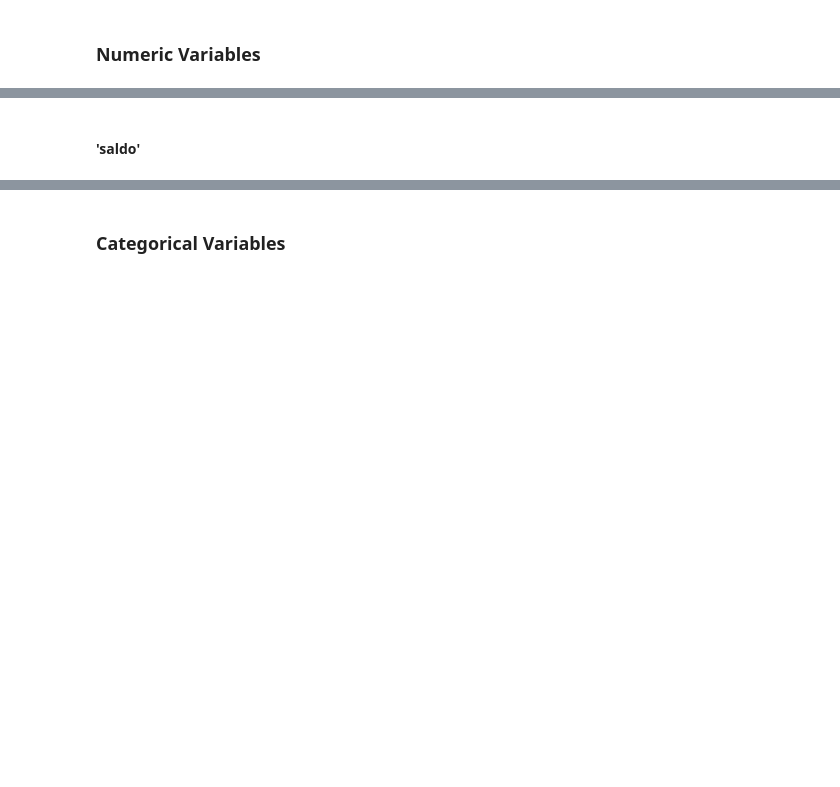
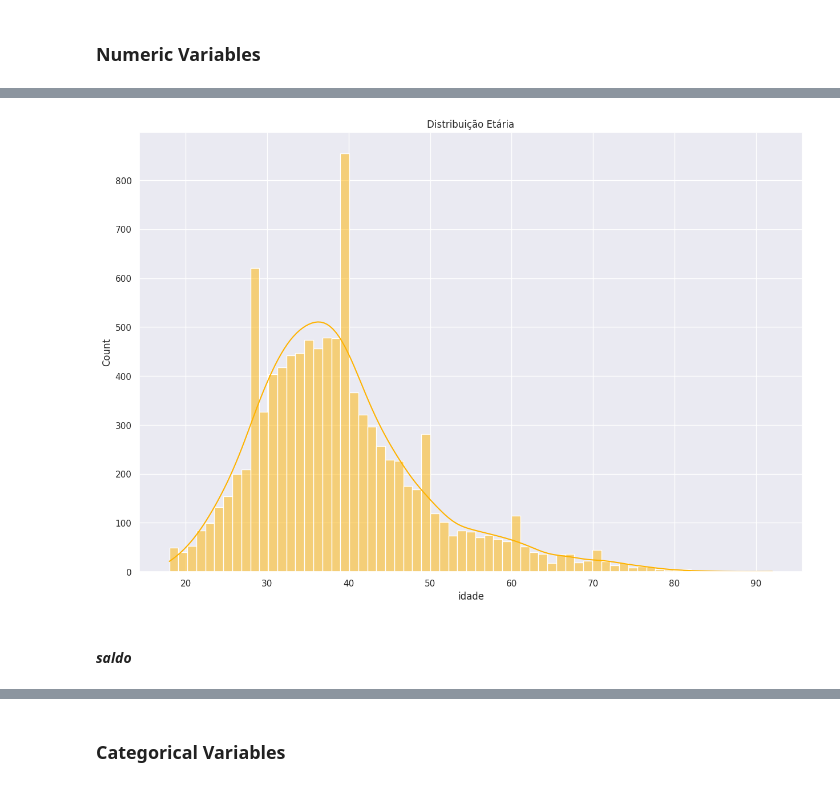
Before and after one commit to rodrigo-rngl/data-science-portfolio, a Jupyter notebook: top-bank-churn-predict/notebooks/Project Clients Churn Predict - V2.ipynb, the cells around one changed output, grey strips where cells are left out. Drawn from its saved outputs; the diff is of its cells as text; code cells hidden in the pictures; blank space fills up the shorter version.

```diff
--- a/top-bank-churn-predict/notebooks/Project Clients Churn Predict - V2.ipynb
+++ b/top-bank-churn-predict/notebooks/Project Clients Churn Predict - V2.ipynb
@@ -781,7 +830,10 @@ show_univariate_numeric_distribution(column, bins= bins, title= title, ylabel= y
 # %%
-sns.histplot(numeric_attributes['idade'], kde= True);
+plt.figure(figsize=(15,10))
+sns.histplot(numeric_attributes['idade'], kde= True, color= '#ffb300').set_title('Distribuição Etária');
+# %% [output]
+[figure, added]
 # %% [markdown]
-#### 'saldo'
+#### *saldo*
 # %%
 column = numeric_attributes['saldo']
 bins = n_bins(column)
```
Also changed, not shown: parts of 47 cells of this notebook.
